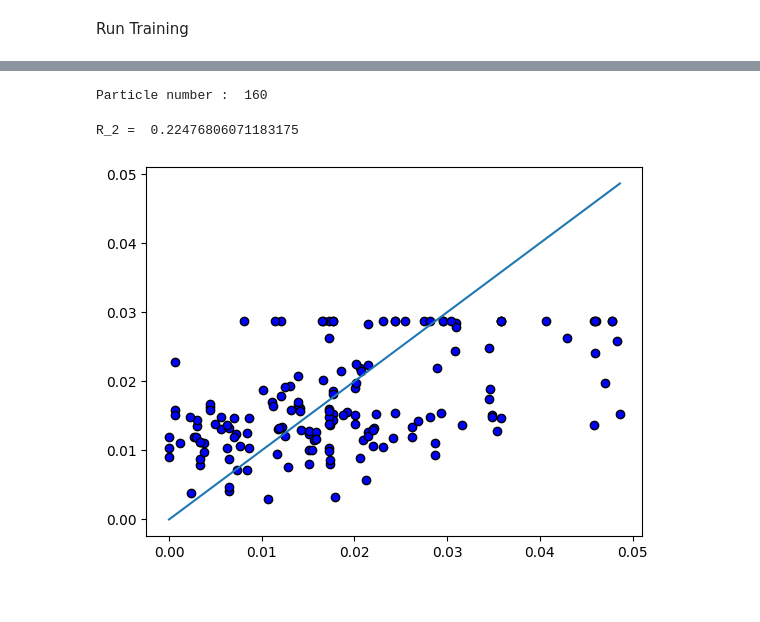
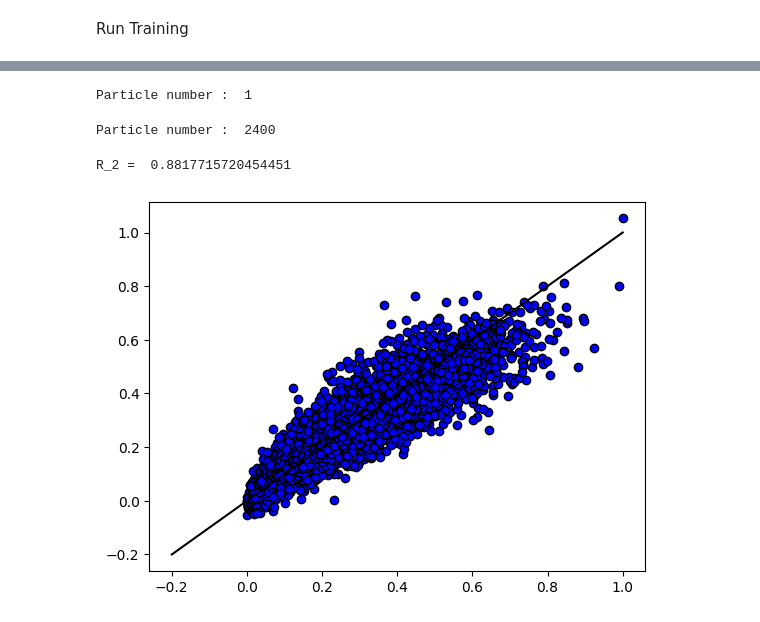
Before and after one commit to neilashwinraj/GNN, a Jupyter notebook: Particle_GNN_simple_connections.ipynb, the cells around one changed output, grey strips where cells are left out. Drawn from its saved outputs; the diff is of its cells as text; code cells hidden in the pictures.

```diff
--- a/Particle_GNN_simple_connections.ipynb
+++ b/Particle_GNN_simple_connections.ipynb
@@ -513,11 +439,12 @@ Number of parameters:  17153
 # %%
 # Wrap data in a data loader
-NUM_GRAPHS_PER_BATCH = 4
+NUM_GRAPHS_PER_BATCH = 32
 N = 160
-train_loader = DataLoader(train_combined[0:N],
+
+train_loader = DataLoader(list(zip(train_combined,train_inputs_global)),
                     batch_size=NUM_GRAPHS_PER_BATCH, shuffle=False)
 
-test_loader = DataLoader(test_combined[0:N],
+test_loader = DataLoader(list(zip(test_combined,test_inputs_global)),
                     batch_size=NUM_GRAPHS_PER_BATCH, shuffle=False)
 # %% [markdown]
 Run Training
@@ -626,34 +562,61 @@ print(epoch_loss_train[-1],epoch_loss_val[-1])
 # torch.save(model.state_dict(),"model_general")
 # model.load_state_dict(torch.load("model_general"))
 # model = model.to(device)
+# %%
+for batch,inputs_global in train_loader:
+
+    print("Particle number : ",str(k+1))
+    batch.to(device)
+    inputs_global = inputs_global.float().cuda()
+
+    break
+# %% [output]
+Particle number :  1
 # %%
-train_loader = DataLoader(train_combined, batch_size=1, shuffle=False)
+train_loader = DataLoader(list(zip(train_combined,train_inputs_global)), batch_size=1, shuffle=False)
 df_result_train = list()
 k=0
-
 with torch.no_grad():
 
-    for batch in train_loader:
+    for batch,inputs_global in train_loader:
 
         print("Particle number : ",str(k+1))
         batch.to(device)
+        inputs_global = inputs_global.float().cuda()
 
         # Passing the node features and the connection info
-        pred = model( batch.x.float() , batch.edge_index, batch.batch)
+        pred = model( batch.x.float() , batch.edge_index, inputs_global, batch.batch)
         df_result_train.append(np.array([batch.y.detach().cpu().numpy()[0][0],pred.detach().cpu().numpy()[0][0]]))
         clear_output(wait=True)
         k=k+1
 
-        if k==N:
-            break
-
-df_result_train = pd.DataFrame(np.stack(df_result_train),columns=["GT","Pred"])
+train_results_pd = pd.DataFrame( np.concatenate( (all_tags[train_indices],np.array(df_result_train)),axis=1 ) ,columns = ["AR","Phi","Re","GT Drag","Pred Drag"])
-# %% [output]
-Particle number :  160
+# %%
+test_loader = DataLoader(list(zip(test_combined,test_inputs_global)), batch_size=1, shuffle=False)
+df_result_test = list()
+k=0
+with torch.no_grad():
+
+    for batch,inputs_global in test_loader:
+
+        print("Particle number : ",str(k+1))
+        batch.to(device)
+        inputs_global = inputs_global.float().cuda()
+
+        # Passing the node features and the connection info
+        pred = model( batch.x.float() , batch.edge_index, inputs_global, batch.batch)
+        df_result_test.append(np.array([batch.y.detach().cpu().numpy()[0][0],pred.detach().cpu().numpy()[0][0]]))
+        clear_output(wait=True)
+        k=k+1
+
+test_results_pd = pd.DataFrame( np.concatenate( (all_tags[test_indices],np.array(df_result_test)),axis=1 ) ,columns = ["AR","Phi","Re","GT Drag","Pred Drag"])
+# %% [output]
+Particle number :  2400
 # %%
-plt.scatter(df_result_train["GT"],df_result_train["Pred"],c="blue",edgecolor='black')
-plt.plot(np.linspace(0,df_result_train["GT"].max(),10),np.linspace(0,df_result_train["GT"].max(),10))
-print("R_2 = ",str(r2_score(df_result_train["GT"].values,df_result_train["Pred"].values)) )
+plt.scatter(train_results_pd["GT Drag"],train_results_pd["Pred Drag"],c="blue",edgecolor='black')
+# plt.scatter(test_results_pd["GT Drag"],test_results_pd["Pred Drag"],c="red",edgecolor='black')
+plt.plot( np.linspace(-0.2,train_results_pd["GT Drag"].values.max(),10) , np.linspace(-0.2,train_results_pd["GT Drag"].values.max(),10),c='black')
+print("R_2 = ",str(r2_score(train_results_pd["GT Drag"].values,train_results_pd["Pred Drag"].values)) )
 # %% [output]
-R_2 =  0.22476806071183175
+R_2 =  0.8817715720454451
-[figure, old version]
+[figure, new version]
```
Also changed, not shown: parts of 23 cells of this notebook, 2 other files.
